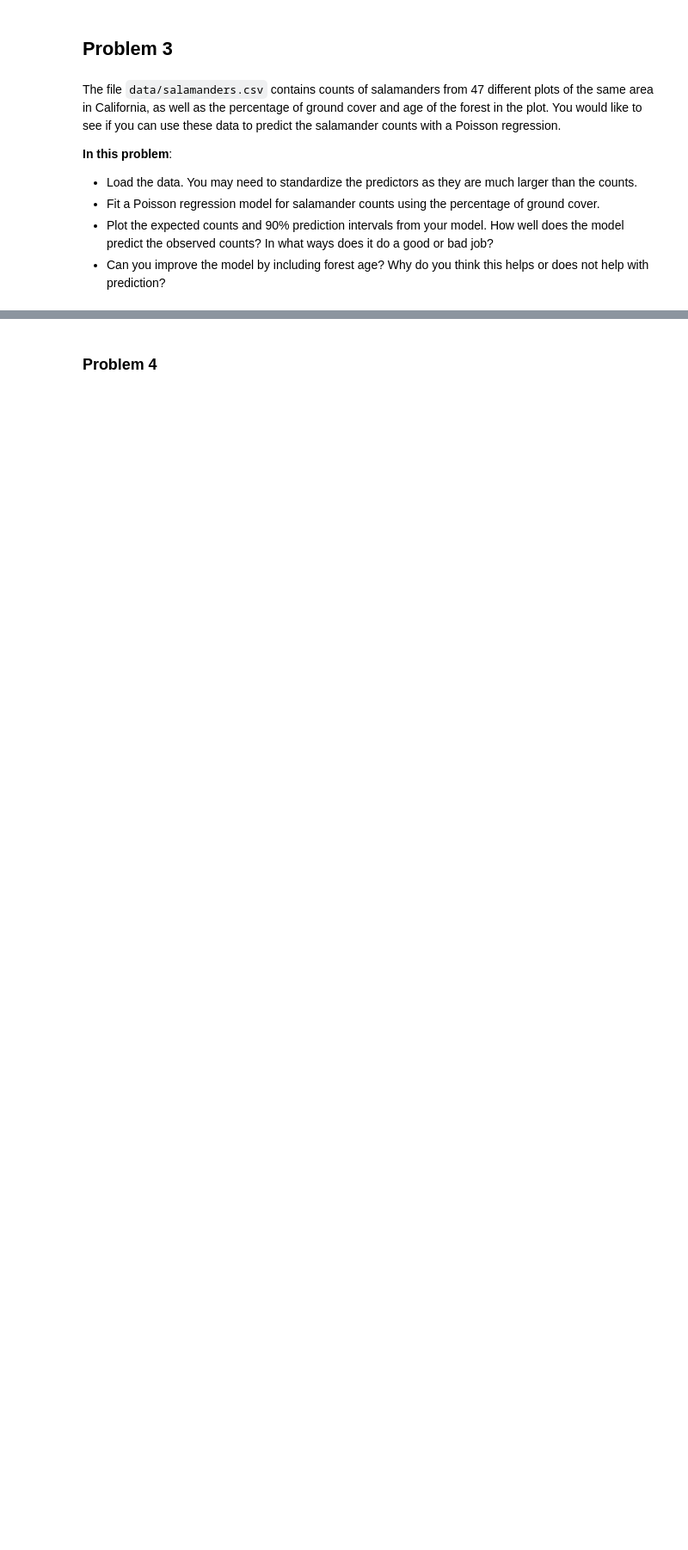
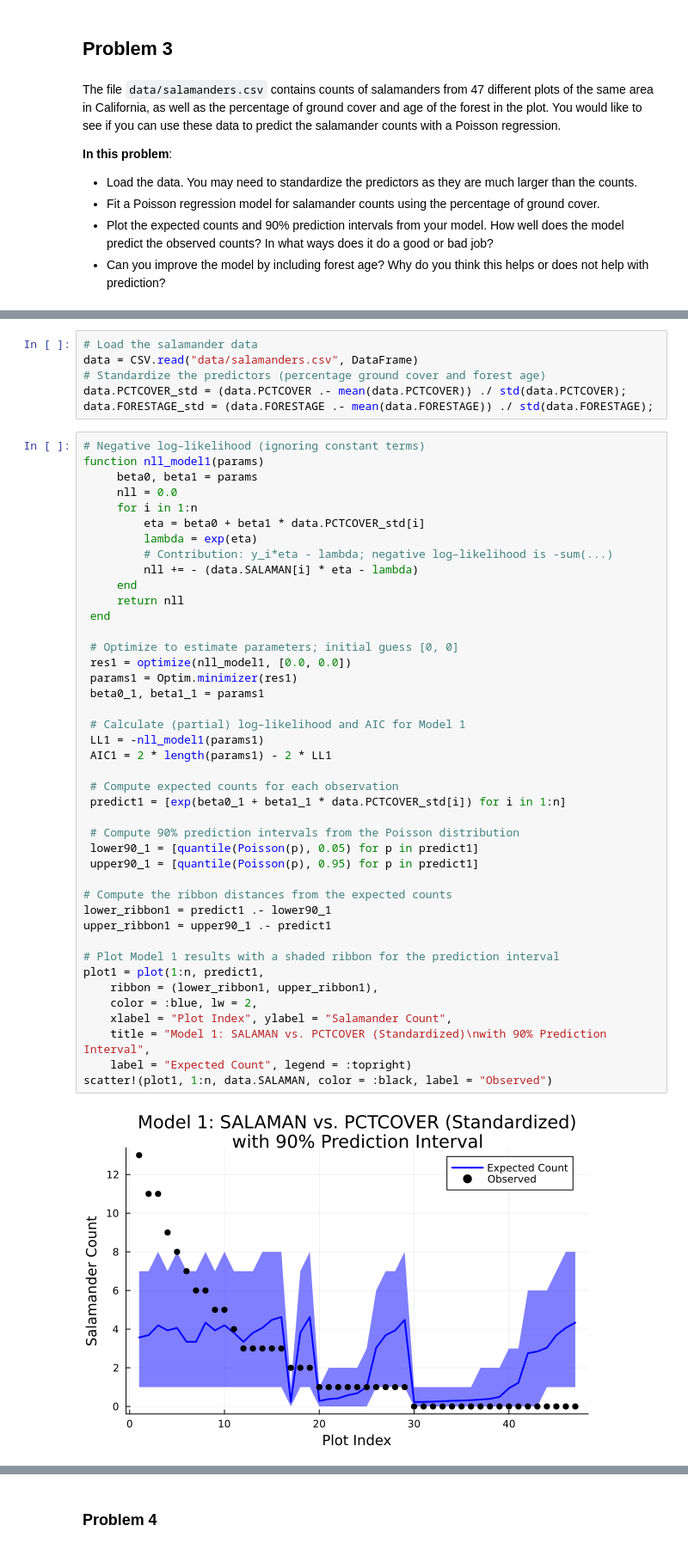
Before and after one commit to BEE4850-SP25/hw02-BorJiuntseng, a Jupyter notebook: hw02.ipynb, the cells around one changed output, grey strips where cells are left out. Shown at 86% size. Saved outputs shown, nothing was run; the diff lists cells and outputs as text; blank space fills up the shorter version.

```diff
--- a/hw02.ipynb
+++ b/hw02.ipynb
@@ -385,0 +446,50 @@ with a Poisson regression.
+# %%
+# Load the salamander data
+data = CSV.read("data/salamanders.csv", DataFrame)
+# Standardize the predictors (percentage ground cover and forest age)
+data.PCTCOVER_std = (data.PCTCOVER .- mean(data.PCTCOVER)) ./ std(data.PCTCOVER);
+data.FORESTAGE_std = (data.FORESTAGE .- mean(data.FORESTAGE)) ./ std(data.FORESTAGE);
+# %%
+# Negative log–likelihood (ignoring constant terms)
+function nll_model1(params)
+     beta0, beta1 = params
+     nll = 0.0
+     for i in 1:n
+         eta = beta0 + beta1 * data.PCTCOVER_std[i]
+         lambda = exp(eta)
+         # Contribution: y_i*eta - lambda; negative log–likelihood is -sum(...)
+         nll += - (data.SALAMAN[i] * eta - lambda)
+     end
+     return nll
+ end
+
+ # Optimize to estimate parameters; initial guess [0, 0]
+ res1 = optimize(nll_model1, [0.0, 0.0])
+ params1 = Optim.minimizer(res1)
+ beta0_1, beta1_1 = params1
+
+ # Calculate (partial) log–likelihood and AIC for Model 1
+ LL1 = -nll_model1(params1)
+ AIC1 = 2 * length(params1) - 2 * LL1
+
+ # Compute expected counts for each observation
+ predict1 = [exp(beta0_1 + beta1_1 * data.PCTCOVER_std[i]) for i in 1:n]
+
+ # Compute 90% prediction intervals from the Poisson distribution
+ lower90_1 = [quantile(Poisson(p), 0.05) for p in predict1]
+ upper90_1 = [quantile(Poisson(p), 0.95) for p in predict1]
+
+# Compute the ribbon distances from the expected counts
+lower_ribbon1 = predict1 .- lower90_1
+upper_ribbon1 = upper90_1 .- predict1
+
+# Plot Model 1 results with a shaded ribbon for the prediction interval
+plot1 = plot(1:n, predict1,
+    ribbon = (lower_ribbon1, upper_ribbon1),
+    color = :blue, lw = 2,
+    xlabel = "Plot Index", ylabel = "Salamander Count",
+    title = "Model 1: SALAMAN vs. PCTCOVER (Standardized)\nwith 90% Prediction Interval",
+    label = "Expected Count", legend = :topright)
+scatter!(plot1, 1:n, data.SALAMAN, color = :black, label = "Observed")
+# %% [output]
+[figure, added]
```
Also changed, not shown: parts of 15 cells of this notebook.
